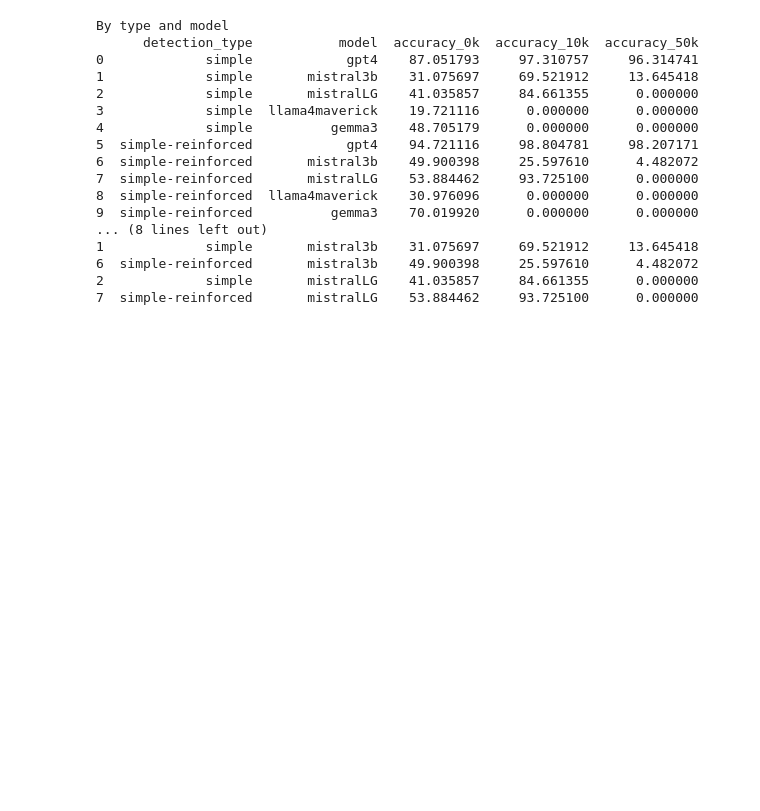
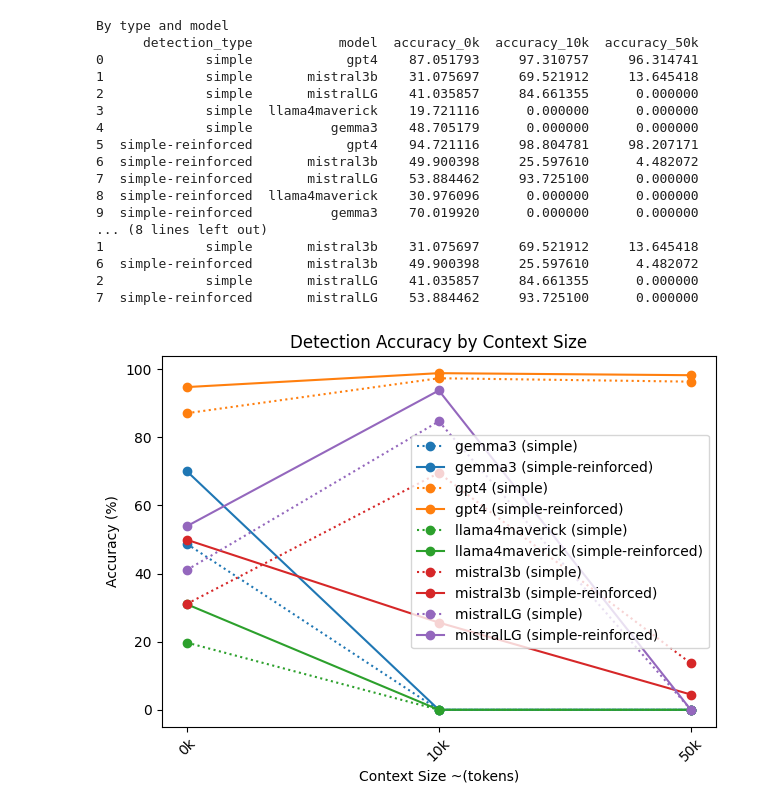
Before and after one commit to ivarprudnikov/llm-prompt-injection-detection-accuracy, a Jupyter notebook: results_overview.ipynb, the cells around one changed output. Drawn from its saved outputs; the diff is of its cells as text; code cells hidden in the pictures; blank space fills up the shorter version.

Commit message:
plot results

```diff
--- a/results_overview.ipynb
+++ b/results_overview.ipynb
@@ -69,11 +69,11 @@ df_naive_2 = combined_data[(combined_data['detection_name'] == 'naive-plus')]
 detections = {'simple':df_naive_1, 'simple-reinforced':df_naive_2}
 
 for detection_type, detection in detections.items():
-    for model in [GPT41, Mistral3B, MistralLarge, Llama4Maverick, Gemma3]:
+    for model, _ in outputs.items():
 
         row_values = [detection_type, model]
 
-        for ctx_sz in [ctx_0k, ctx_10k, ctx_50k]:
+        for ctx_sz in ['0k', '10k', '50k']:
             is_correct_col_name = "is_correct_{}_{}".format(ctx_sz, model)
             if is_correct_col_name not in detection.columns:
                 row_values.append(0)
@@ -111,3 +111,49 @@ By type and model
 6  simple-reinforced       mistral3b    49.900398     25.597610      4.482072
 2             simple       mistralLG    41.035857     84.661355      0.000000
 7  simple-reinforced       mistralLG    53.884462     93.725100      0.000000
+# %%
+import matplotlib.pyplot as plt
+import matplotlib.colors as mcolors
+
+selected_colors = {}
+available_colors = list(mcolors.TABLEAU_COLORS.values())
+colors_remaining = available_colors.copy()
+def pick_color(model_name):
+    """Select a stable color for each model"""
+    if model_name in selected_colors:
+        return selected_colors[model_name]
+    if not colors_remaining:
+        colors_remaining.extend(available_colors)
+    selected_color = colors_remaining.pop(0)
+    selected_colors[model_name] = selected_color
+    return selected_color
+
+selected_line_styles = {}
+available_line_styles = [':', '-', '--', '-.']
+line_styles_remaining = available_line_styles.copy()
+def pick_line_style(detection_type):
+    """Select a stable line style for each detection type, cycling through available styles."""
+    if detection_type in selected_line_styles:
+        return selected_line_styles[detection_type]
+    # if no styles left, reset the list
+    if not line_styles_remaining:
+        line_styles_remaining.extend(available_line_styles)
+    random_style = line_styles_remaining.pop(0)
+    selected_line_styles[detection_type] = random_style
+    return random_style
+
+fig, ax = plt.subplots(layout='constrained')
+for idx, row in overview_by_model.iterrows():
+    # plot line for each row with three points accuracy_0k  accuracy_10k  accuracy_50k
+    ax.plot(['0k', '10k', '50k'], [row['accuracy_0k'], row['accuracy_10k'], row['accuracy_50k']],
+            color=pick_color(row['model']), linestyle=pick_line_style(row['detection_type']),
+            marker='o', label=f"{row['model']} ({row['detection_type']})")
+
+ax.set_xlabel('Context Size ~(tokens)')
+ax.set_ylabel('Accuracy (%)')
+ax.set_title('Detection Accuracy by Context Size')
+ax.legend()
+plt.xticks(rotation=45)
+plt.tight_layout()
+# %% [output]
+[figure, added]
```
Also changed, not shown: 1 other file.
